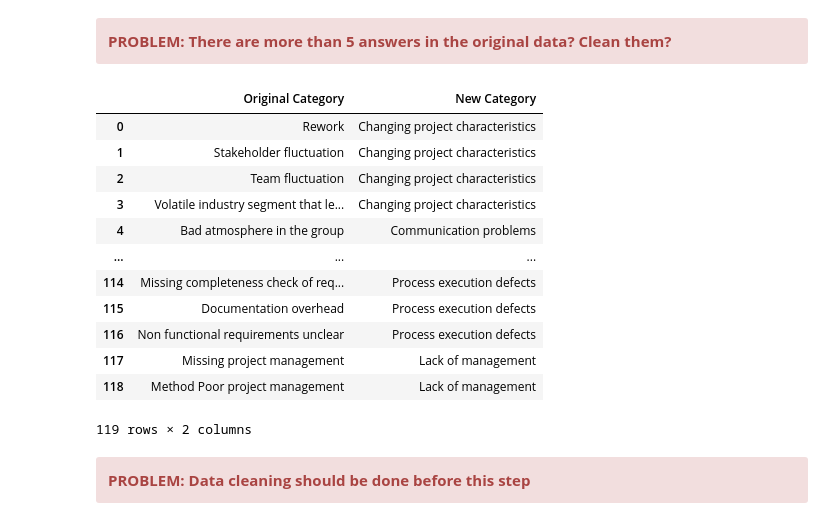
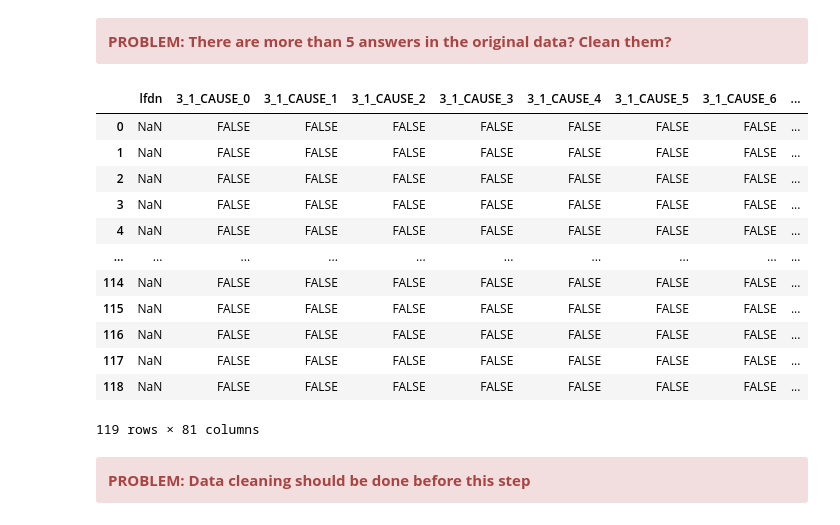
Before and after one commit to NaPiRE/QuickCheckRE, a Jupyter notebook: Data Transformation/DataTransformation.ipynb, the cells around one changed output. Cells and saved outputs as stored; diff of their text form; code cells hidden in the pictures.

```diff
--- a/Data Transformation/DataTransformation.ipynb
+++ b/Data Transformation/DataTransformation.ipynb
@@ -13,6 +15,7 @@ pd.__version__
 # %%
 # Import whole Dataset of NaPiRe
-df = pd.read_csv(r'.\data\napire_truth.csv', encoding='latin1', delimiter=';', thousands=',')
+df = pd.read_csv(r'.\data\napire_truth.csv',
+                 encoding='latin1', delimiter=';', thousands=',')
 # %%
 df.head()
 # %% [output]
@@ -1171,0 +1207,4 @@ ID90
+# %%
+# Ranks that should be considered (np.arange(1,6) -> Rank 1, 2, 3, 4, 5)
+rankRange = np.arange(1, 6)
+problemAnswerRange = np.arange(0, 20)
@@ -1200,33 +1307,53 @@ causeDF
     </div>
 </div>
 # %%
-causeDF = pd.read_csv(r'.\data\Causes_categories.csv', encoding='latin1', delimiter=';')
-causeDF = causeDF.rename(columns={'ï»¿Original Category':'Original Category'})
+causeDF = pd.read_csv(r'.\data\Causes_categories.csv',
+                      encoding='latin1', delimiter=';')
+causeDF = causeDF.rename(columns={'ï»¿Original Category': 'Original Category'})
 causeDict = causeDF.set_index('Original Category').T.to_dict('list')
 # # get length of answer possibilites
 lenOfCauses = len(causeDF['New Category'].unique())
 
-causeResultDF = pd.DataFrame()
-for i in np.arange(lenOfCauses):
-    if i == 0:
-        causeResultDF['lfdn'] = np.nan
-    causeResultDF['91_'+str(i)] = 'FALSE'
+causeKeys = []
+causeAnswerRange = np.arange(0, 16)
+# Construct answer.csv format columns ([questionId]_[rank]_[PROBLEM]_[answerIndex])
+for rank in rankRange:
+    for answerIndex in causeAnswerRange:
+        causeKeys.append(N23ID+'_'+str(rank)+'_CAUSE_'+str(answerIndex))
 
-causeDF
+causeResultDF = pd.DataFrame(data={'lfdn': [np.nan]*causeDF.shape[0]})
+for causeKey in causeKeys:
+    newColumn = pd.DataFrame(data={causeKey: ['FALSE']*causeDF.shape[0]})
+    causeResultDF = pd.concat((causeResultDF, newColumn), axis=1)
+
+# causeResultDF = pd.DataFrame()
+# for i in np.arange(lenOfCauses):
+#     if i == 0:
+#         causeResultDF['lfdn'] = np.nan
+#     causeResultDF[N23ID+'_'+str(i)] = 'FALSE'
+
+
+def delist(oneItemList):
+    if len(oneItemList) == 1:
+        return oneItemList.pop()
+
+
+causeDict = {key: delist(value) for key, value in causeDict.items()}
+causeResultDF
 # %% [output]
-|  | Original Category | New Category |
-| 0 | Rework | Changing project characteristics |
-| 1 | Stakeholder fluctuation | Changing project characteristics |
-| 2 | Team fluctuation | Changing project characteristics |
-| 3 | Volatile industry segment that le... | Changing project characteristics |
-| 4 | Bad atmosphere in the group | Communication problems |
-| ... | ... | ... |
-| 114 | Missing completeness check of req... | Process execution defects |
-| 115 | Documentation overhead | Process execution defects |
-| 116 | Non functional requirements unclear | Process execution defects |
-| 117 | Missing project management | Lack of management |
-| 118 | Method Poor project management | Lack of management |
+|  | lfdn | 3_1_CAUSE_0 | 3_1_CAUSE_1 | 3_1_CAUSE_2 | 3_1_CAUSE_3 | 3_1_CAUSE_4 | 3_1_CAUSE_5 | 3_1_CAUSE_6 | ... |
+| 0 | NaN | FALSE | FALSE | FALSE | FALSE | FALSE | FALSE | FALSE | ... |
+| 1 | NaN | FALSE | FALSE | FALSE | FALSE | FALSE | FALSE | FALSE | ... |
+| 2 | NaN | FALSE | FALSE | FALSE | FALSE | FALSE | FALSE | FALSE | ... |
+| 3 | NaN | FALSE | FALSE | FALSE | FALSE | FALSE | FALSE | FALSE | ... |
+| 4 | NaN | FALSE | FALSE | FALSE | FALSE | FALSE | FALSE | FALSE | ... |
+| ... | ... | ... | ... | ... | ... | ... | ... | ... | ... |
+| 114 | NaN | FALSE | FALSE | FALSE | FALSE | FALSE | FALSE | FALSE | ... |
+| 115 | NaN | FALSE | FALSE | FALSE | FALSE | FALSE | FALSE | FALSE | ... |
+| 116 | NaN | FALSE | FALSE | FALSE | FALSE | FALSE | FALSE | FALSE | ... |
+| 117 | NaN | FALSE | FALSE | FALSE | FALSE | FALSE | FALSE | FALSE | ... |
+| 118 | NaN | FALSE | FALSE | FALSE | FALSE | FALSE | FALSE | FALSE | ... |
-119 rows × 2 columns
+119 rows × 81 columns
 # %% [markdown]
 <div class="alert alert-danger" role="alert">
     <div class="row vertical-align">
```
Also changed, not shown: parts of 106 cells of this notebook.
